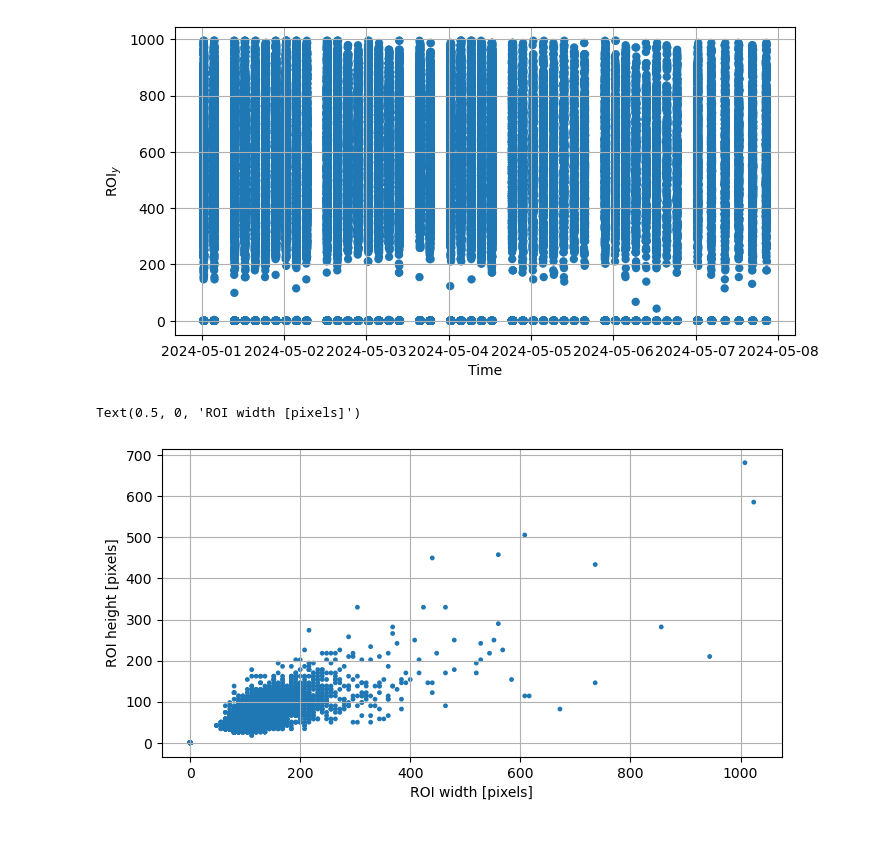
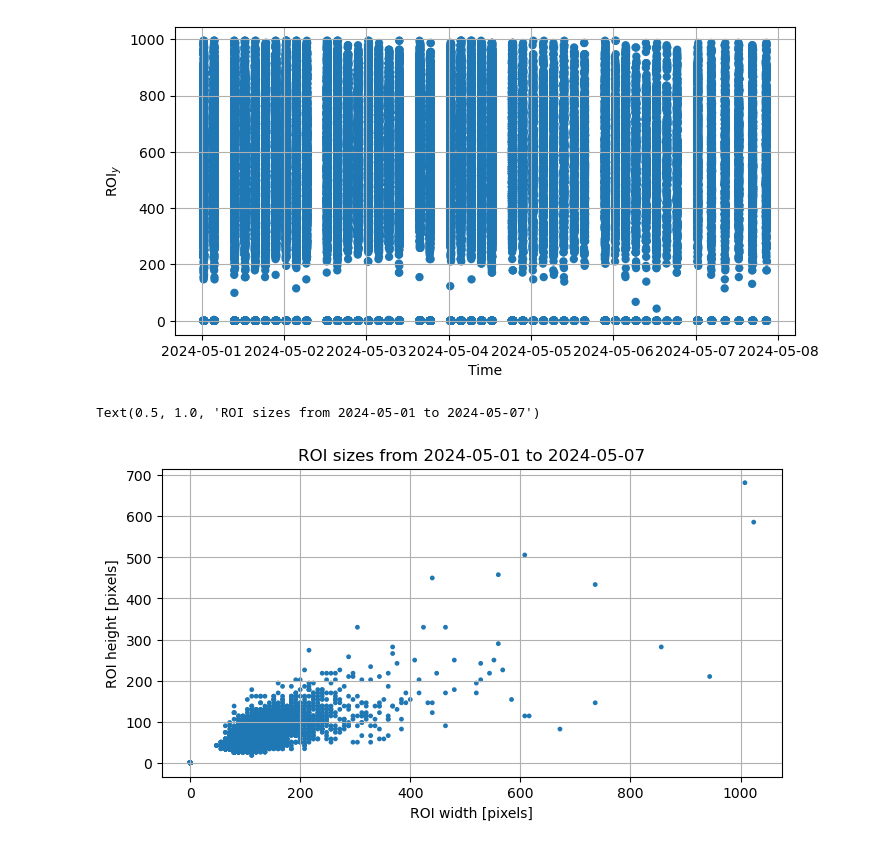
Before and after one commit to cooleyky/pioneer-21, a Jupyter notebook: Dev0_PLIMS_Testing.ipynb, the cells around one changed output. Drawn from its saved outputs; the diff is of its cells as text; code cells hidden in the pictures.

Commit message:
Plot variables from larger ADC dataset

```diff
--- a/Dev0_PLIMS_Testing.ipynb
+++ b/Dev0_PLIMS_Testing.ipynb
@@ -970,13 +970,17 @@ plt.xlabel("Time")
 Text(0.5, 0, 'Time')
 [figure]
 # %%
+# Plot ROI width v. ROI height for 1 week of data in May 2024
 plt.figure(figsize=(8,4))
 plt.scatter(data_adcsci["roi_width"], data_adcsci["roi_height"], edgecolors="none", s=12)
 plt.grid()
 plt.ylabel("ROI height [pixels]")
 plt.xlabel("ROI width [pixels]")
+plt.title(f"ROI sizes from {np.datetime_as_string(
+    data_adcsci.time[0].values, unit='D')} to {np.datetime_as_string(
+    data_adcsci.time[-1].values, unit='D')}")
 # %% [output]
-Text(0.5, 0, 'ROI width [pixels]')
+Text(0.5, 1.0, 'ROI sizes from 2024-05-01 to 2024-05-07')
-[figure, old version]
+[figure, new version]
 # %%
 # ROI width v. ROI height for 2 weeks of data in May 2024
```
Also changed, not shown: parts of 2 cells of this notebook.
